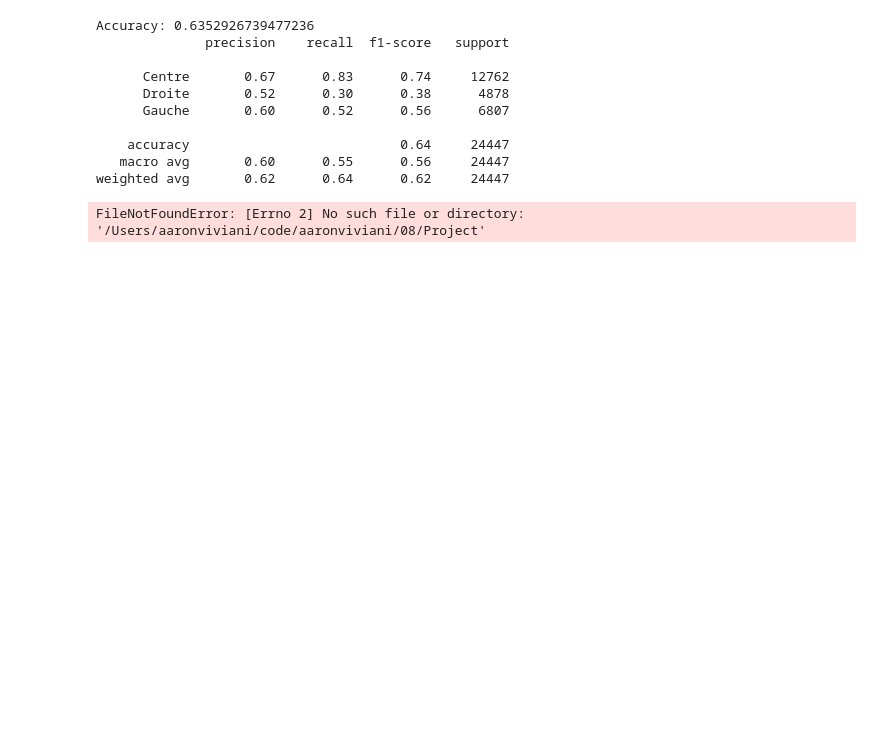
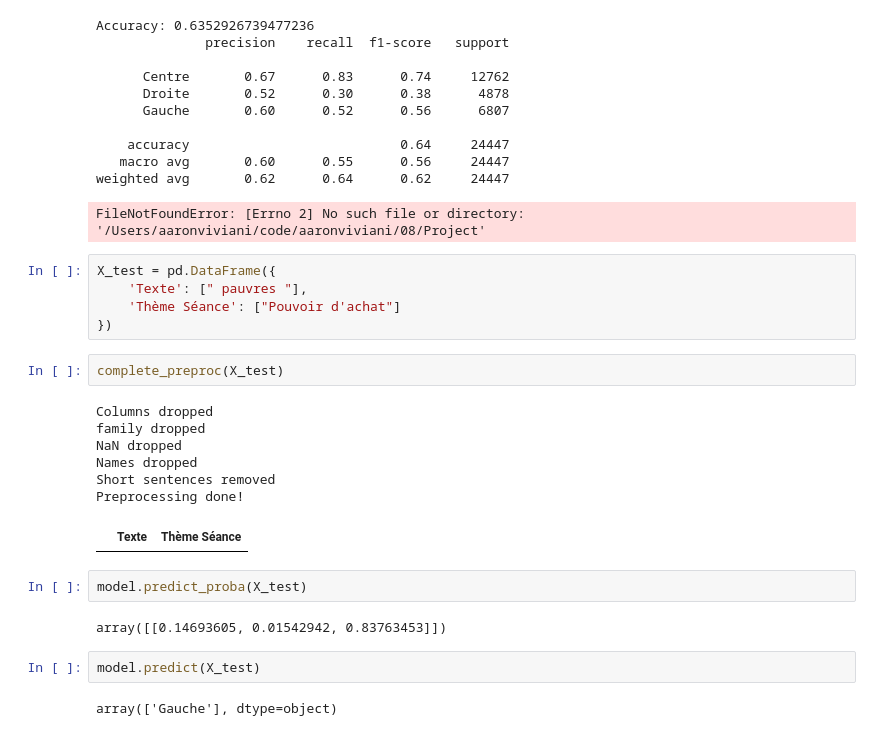
Before and after one commit to Rendalae/harrisvstrump, a Jupyter notebook: tests_aaron.ipynb, the cells around one changed output. Cells and saved outputs as stored; diff of their text form; blank space fills up the shorter version.

```diff
--- a/tests_aaron.ipynb
+++ b/tests_aaron.ipynb
@@ -373,3 +357,26 @@ Accuracy: 0.6352926739477236
    macro avg       0.60      0.55      0.56     24447
 weighted avg       0.62      0.64      0.62     24447
 FileNotFoundError: [Errno 2] No such file or directory: '/Users/aaronviviani/code/aaronviviani/08/Project'
+# %%
+X_test = pd.DataFrame({
+    'Texte': [" pauvres "],
+    'Thème Séance': ["Pouvoir d'achat"]
+})
+# %%
+complete_preproc(X_test)
+# %% [output]
+Columns dropped
+family dropped
+NaN dropped
+Names dropped
+Short sentences removed
+Preprocessing done!
+|  | Texte | Thème Séance |
+# %%
+model.predict_proba(X_test)
+# %% [output]
+array([[0.14693605, 0.01542942, 0.83763453]])
+# %%
+model.predict(X_test)
+# %% [output]
+array(['Gauche'], dtype=object)
```
Also changed, not shown: parts of 3 cells of this notebook, 2 other files.
